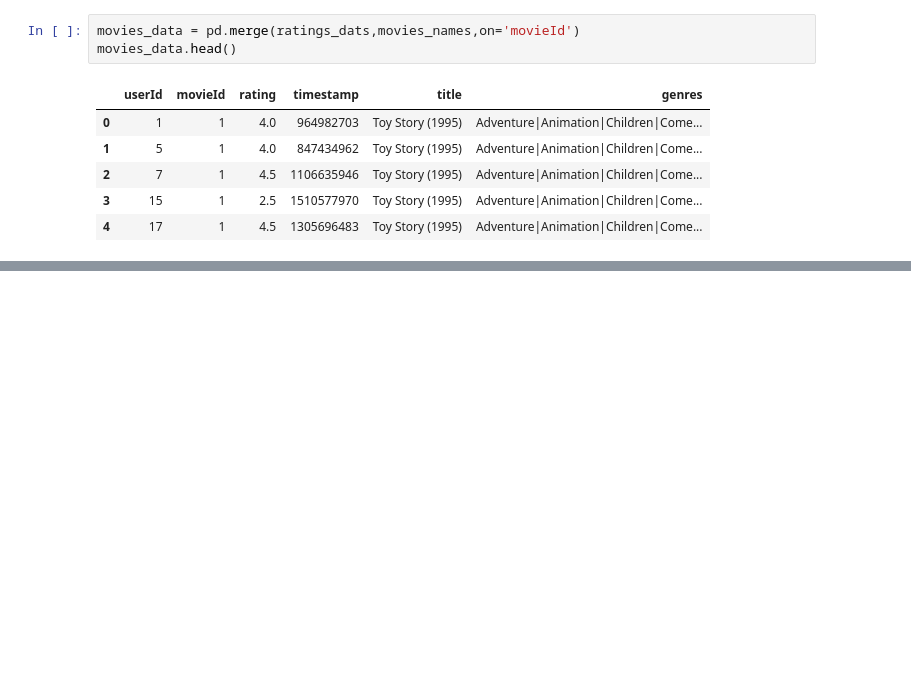
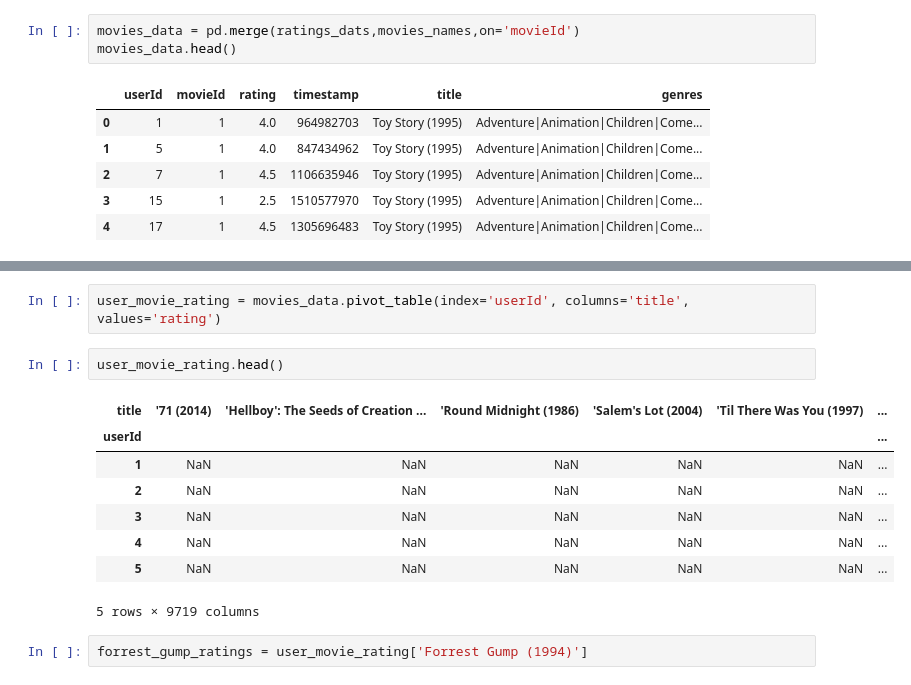
Before and after one commit to meghamodi/Movie_recommender, a Jupyter notebook: Movie_Recommendation.ipynb, the cells around one changed output, grey strips where cells are left out. Drawn from its saved outputs; the diff is of its cells as text; blank space fills up the shorter version.

```diff
--- a/Movie_Recommendation.ipynb
+++ b/Movie_Recommendation.ipynb
@@ -35,0 +104,15 @@ movies_data.groupby('title')['rating'].mean().head
+# %%
+user_movie_rating = movies_data.pivot_table(index='userId', columns='title', values='rating')
+# %%
+user_movie_rating.head()
+# %% [output]
+| title | '71 (2014) | 'Hellboy': The Seeds of Creation ... | 'Round Midnight (1986) | 'Salem's Lot (2004) | 'Til There Was You (1997) | ... |
+| userId |  |  |  |  |  | ... |
+| 1 | NaN | NaN | NaN | NaN | NaN | ... |
+| 2 | NaN | NaN | NaN | NaN | NaN | ... |
+| 3 | NaN | NaN | NaN | NaN | NaN | ... |
+| 4 | NaN | NaN | NaN | NaN | NaN | ... |
+| 5 | NaN | NaN | NaN | NaN | NaN | ... |
+5 rows × 9719 columns
+# %%
+forrest_gump_ratings = user_movie_rating['Forrest Gump (1994)']
```
Also changed, not shown: parts of 16 cells of this notebook.
